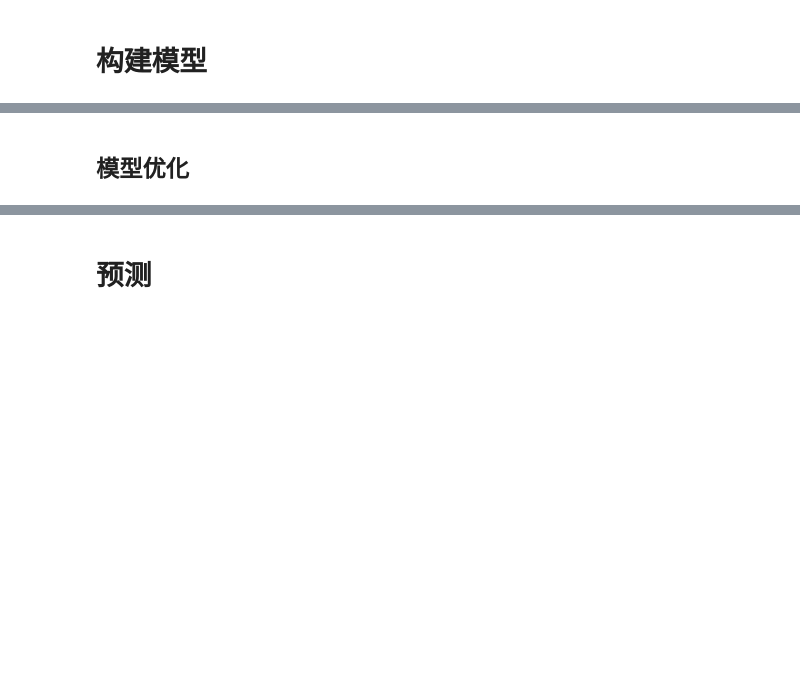
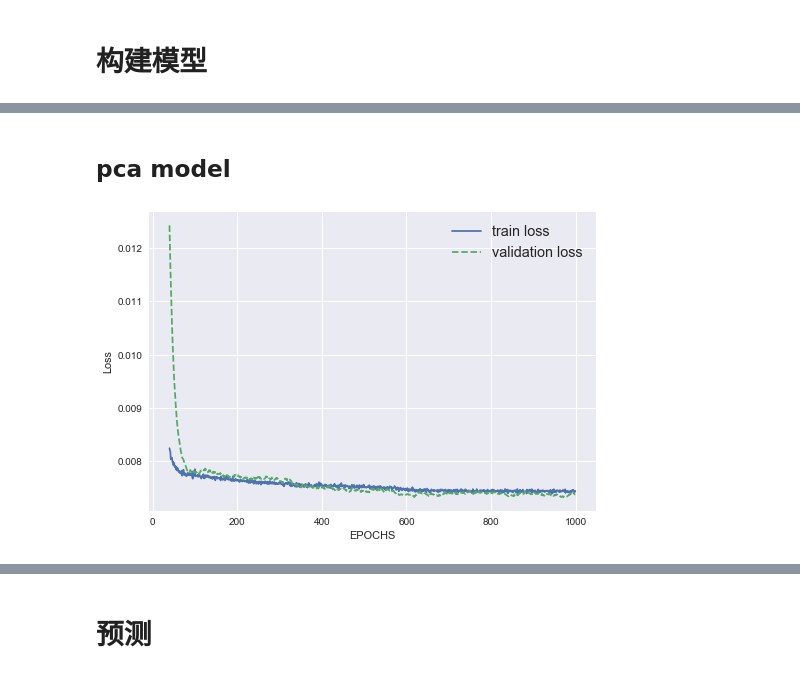
Before and after one commit to Black-Web/notbooks, a Jupyter notebook: jupyternb/eload_forecast.ipynb, the cells around one changed output, grey strips where cells are left out. Drawn from its saved outputs; the diff is of its cells as text; code cells hidden in the pictures; blank space fills up the shorter version.

```diff
--- a/jupyternb/eload_forecast.ipynb
+++ b/jupyternb/eload_forecast.ipynb
@@ -244,2 +245,0 @@ model.evaluate(test_data,test_tar)
-# %% [markdown]
-## 模型优化
@@ -247,0 +246,10 @@ model.evaluate(test_data,test_tar)
+# %% [markdown]
+## pca model
+# %%
+model_pca = build_model(train_data_pca,None)
+# %%
+his_pca = fit_model(model_pca,train_data_pca,val_data_pca)
+# %%
+plots(his_pca,'loss',fn='LC_pca')
+# %% [output]
+[figure, added]
```
Also changed, not shown: parts of 59 cells of this notebook.
